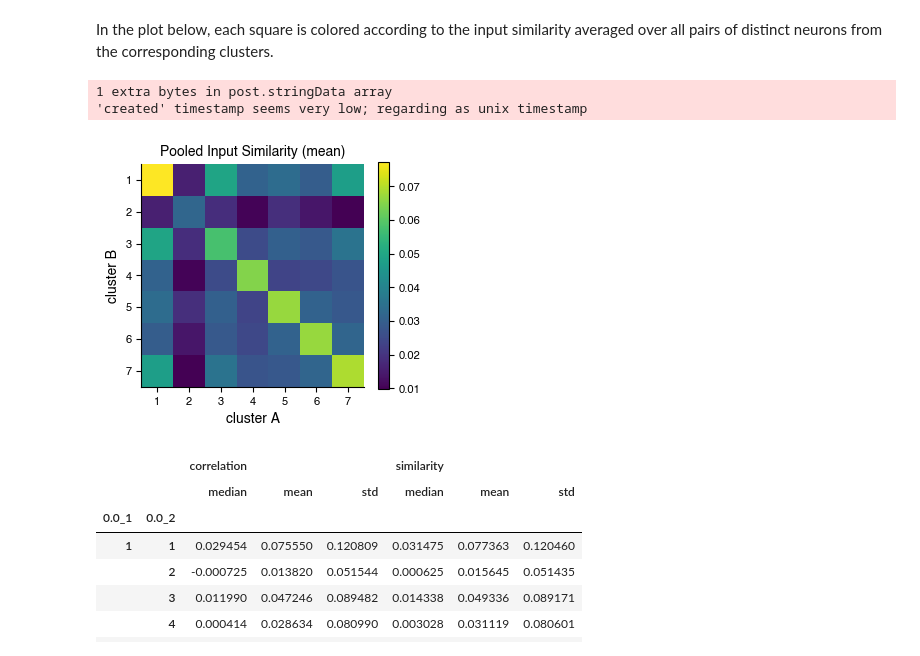
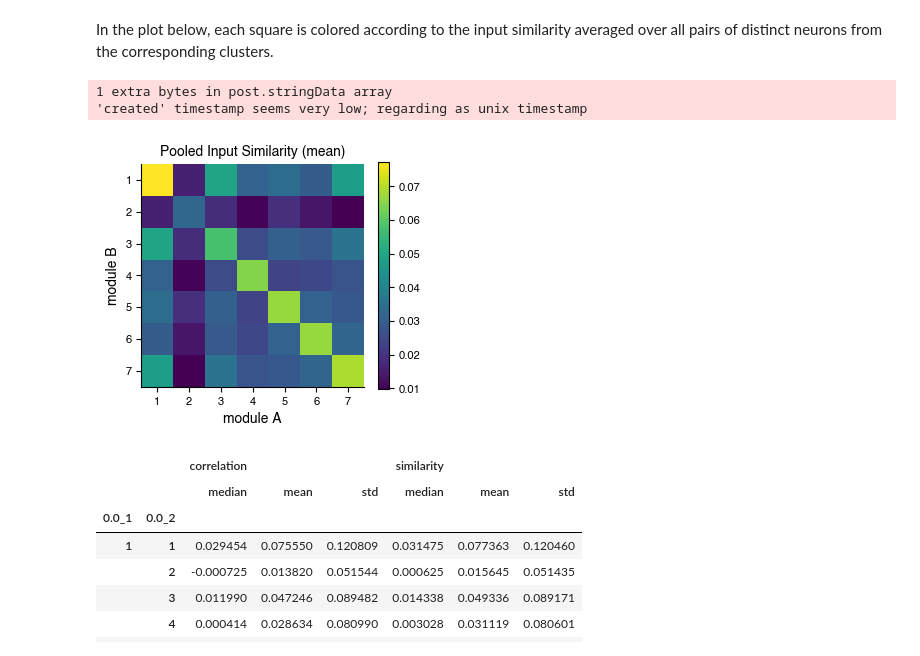
Before and after one commit to Gutierrez-lab/oviIN-inputs, a Jupyter notebook: pooled_similarity.ipynb, the cells around one changed output. Saved outputs shown, nothing was run; the diff lists cells and outputs as text; code cells hidden in the pictures.

Commit message:
stylistic changes to plots

```diff
--- a/pooled_similarity.ipynb
+++ b/pooled_similarity.ipynb
@@ -173,27 +173,27 @@ In the plot below, each square is colored according to the input similarity aver
 # %%
 # pooled similarity
 measure = "similarity"
 stat = "mean"
 
 n_clusters = mod['0.0'].max()
 CC = np.zeros((n_clusters,n_clusters))
 CC = corrDF_to_matrix(valid_corrs, "0.0_1", "0.0_2", measure, stat)
 
 fig = plt.figure(figsize=(3.465,3))
 plt.imshow(CC)
 plt.title(f"Pooled Input {measure.capitalize()} ({stat})")
 plt.xticks(range(n_clusters), range(1,n_clusters+1))
 plt.yticks(range(n_clusters), range(1,n_clusters+1))
-plt.xlabel("cluster A")
-plt.ylabel("cluster B")
+plt.xlabel("module A")
+plt.ylabel("module B")
 plt.colorbar()
 
 plt.tight_layout()
 plt.savefig(f"figures/input_correlation/pooled_input_similarity.pdf", bbox_inches="tight")
 # %% [output]
 1 extra bytes in post.stringData array
 'created' timestamp seems very low; regarding as unix timestamp
-[figure, old version]
+[figure, new version]
 # %%
 # true_corrs = valid_corrs.groupby(["0.0_1", "0.0_2"]).agg({"correlation": ["median", "mean", "std"], "similarity": ["median", "mean", "std"]})
 cluster_corrs = valid_corrs.groupby(["0.0_1", "0.0_2"]).agg({"correlation": ["median", "mean", "std"], "similarity": ["median", "mean", "std"]})
```
Also changed, not shown: parts of 4 cells of this notebook, 4 other files.
